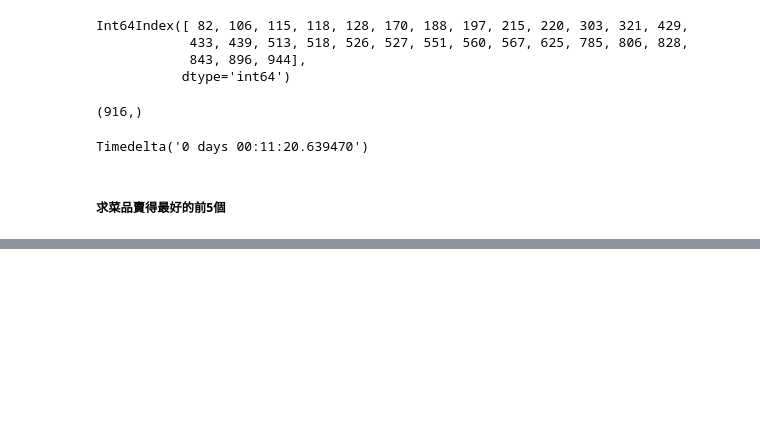
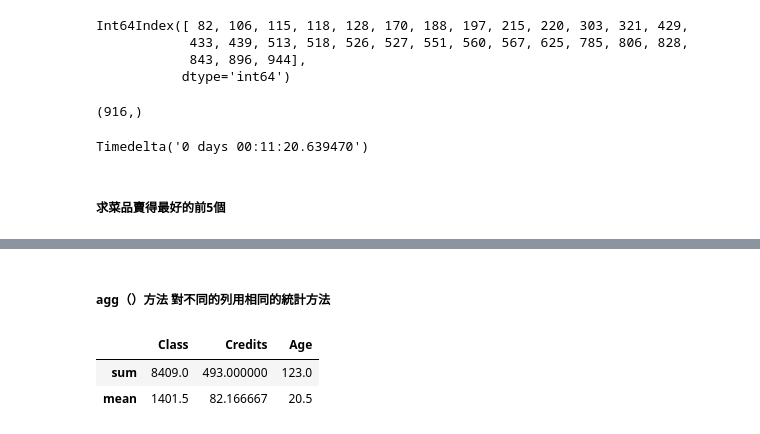
Before and after one commit to oz1n/gitfirst, a Jupyter notebook: pandas/Pandasex.ipynb, the cells around one changed output, grey strips where cells are left out. Cells and saved outputs as stored; diff of their text form; code cells hidden in the pictures; blank space fills up the shorter version.

```diff
--- a/pandas/Pandasex.ipynb
+++ b/pandas/Pandasex.ipynb
@@ -543,0 +583,8 @@ Name: dishes_name, dtype: int64
+# %% [markdown]
+##### agg（）方法 對不同的列用相同的統計方法
+# %%
+credits.agg([np.sum, np.mean])
+# %% [output]
+|  | Class | Credits | Age |
+| sum | 8409.0 | 493.000000 | 123.0 |
+| mean | 1401.5 | 82.166667 | 20.5 |
```
Also changed, not shown: parts of 14 cells of this notebook.
